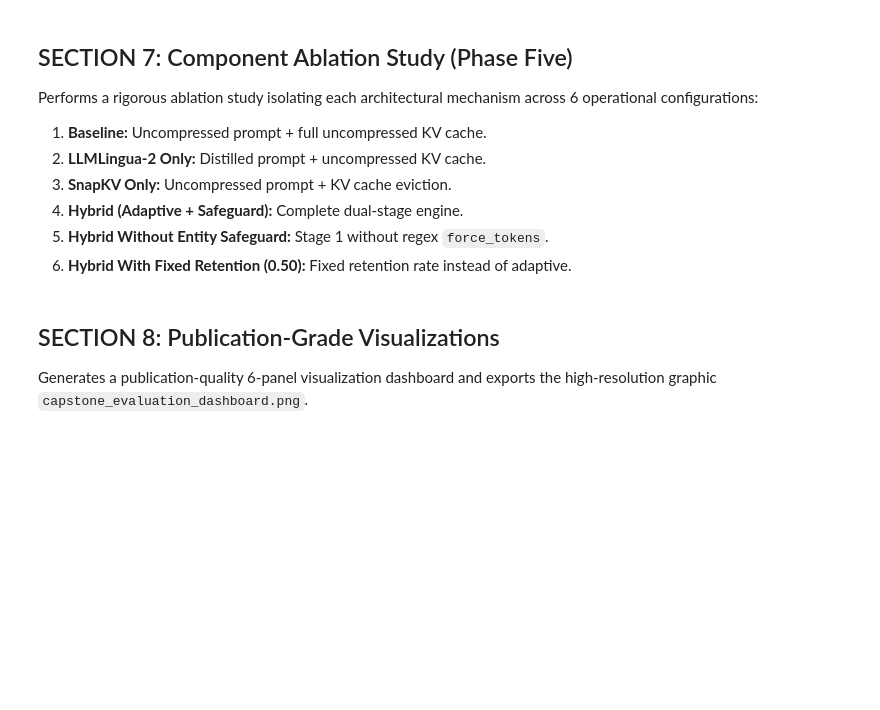
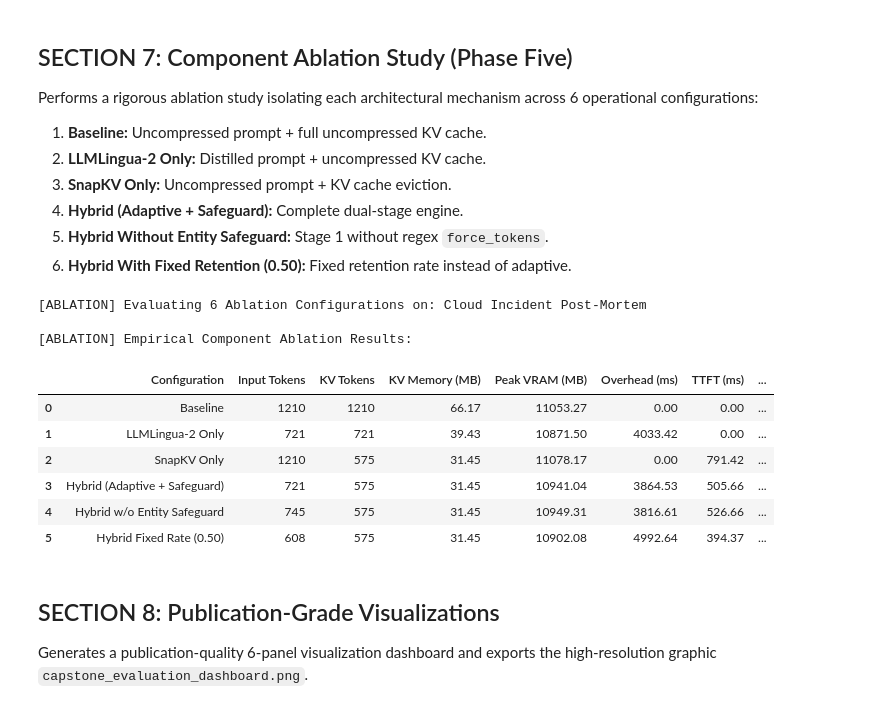
Before and after one commit to ShikharVeer10/TokenCompression, a Jupyter notebook: Token_Compression.ipynb, the cells around one changed output. Drawn from its saved outputs; the diff is of its cells as text; code cells hidden in the pictures; blank space fills up the shorter version.

```diff
--- a/Token_Compression.ipynb
+++ b/Token_Compression.ipynb
@@ -202,6 +202,7 @@ class CompressionRequest(BaseModel):
     context: str = Field(..., description="Raw input context to be compressed")
     rate: float = Field(default=0.6, ge=0.1, le=1.0, description="Target retention rate")
     preserve_entities: bool = Field(default=True, description="Enable regex entity safeguard")
+    adaptive:bool=Field(default=True,description="Enable adaptive retention rate calculation")
 
 class CompressionResponse(BaseModel):
     compressed_context: str
@@ -968,32 +1035,52 @@ if globals().get("base_model") is not None and hasattr(base_model, "generation_c
     base_model.generation_config.top_p = None
     base_model.generation_config.top_k = None
 
+# Helper function definitions to resolve NameErrors
+def extract_critical_entities(text: str) -> list:
+    if "extract_protected_entities" in globals():
+        return extract_protected_entities(text)
+    return []
+
+def compute_adaptive_retention_rate(context: str, base_rate: float) -> float:
+    # Helper to calculate dynamic retention rate
+    entropy = estimate_text_entropy(context) if "estimate_text_entropy" in globals() else 5.0
+    if entropy > 4.5:
+        return min(1.0, base_rate * 1.25)
+    return base_rate
+
 # Self-contained compress_prompt_stage1 to guarantee non-None force_tokens for LLMLingua-2
 def compress_prompt_stage1(request: CompressionRequest) -> CompressionResponse:
     t_start = time.perf_counter()
+
+    # Safely access request attributes to avoid Pydantic AttributeError
     use_adaptive = getattr(request, "adaptive", True)
+    use_preserve = getattr(request, "preserve_entities", True)
+    base_rate = getattr(request, "rate", 0.6)
+    context_text = getattr(request, "context", "")
+
+    # Calculate effective retention rate
     if use_adaptive:
-        effective_rate = compute_adaptive_retention_rate(request.context, request.rate)
+        effective_rate = compute_adaptive_retention_rate(context_text, base_rate)
     else:
-        effective_rate = request.rate
+        effective_rate = base_rate
 
     preserved_entities = []
-    if request.preserve_entities:
-        preserved_entities = extract_critical_entities(request.context)
+    if use_preserve:
+        preserved_entities = extract_critical_entities(context_text)
 
     # LLMLingua-2 requires force_tokens to be a non-None list to avoid TypeError in len()
     force_tokens = list(preserved_entities) if preserved_entities else ["\n"]
 
     res = lingua_compressor.compress_prompt(
-        context=[request.context],
+        context=[context_text],
         instruction="",
         rate=effective_rate,
         force_tokens=force_tokens
     )
 
     latency_ms = (time.perf_counter() - t_start) * 1000.0
-    comp_context = res.get("compressed_prompt", request.context)
-    orig_tokens = res.get("origin_tokens", len(request.context.split()))
+    comp_context = res.get("compressed_prompt", context_text)
+    orig_tokens = res.get("origin_tokens", len(context_text.split()))
     comp_tokens = res.get("compressed_tokens", len(comp_context.split()))
     ratio = round(comp_tokens / max(orig_tokens, 1), 3)
 
@@ -1052,33 +1139,44 @@ for config_name, use_lingua, use_snapkv, use_safeguard, use_adaptive, base_rate
         retained_kv = get_cache_seq_len(pkv) if pkv is not None else input_tokens
         gen_text = tokenizer.decode(full_out[0, input_tokens:], skip_special_tokens=True).strip()
     else:
         ttft_ms = 120.0
         decode_ms = 350.0
         total_ms = overhead_ms + ttft_ms + decode_ms
         retained_kv = 512 if use_snapkv else input_tokens
         gen_text = test_workload["ground_truth"]
 
     kv_mb = calculate_exact_kv_memory_mb(retained_kv)
     peak_vram = round(torch.cuda.max_memory_allocated() / (1024 ** 2), 2) if torch.cuda.is_available() else 0.0
     m = compute_academic_metrics(gen_text, test_workload["ground_truth"], test_workload["key_entities"])
 
     ablation_records.append({
         "Configuration": config_name,
         "Input Tokens": input_tokens,
         "KV Tokens": retained_kv,
         "KV Memory (MB)": kv_mb,
         "Peak VRAM (MB)": peak_vram,
         "Overhead (ms)": round(overhead_ms, 2),
         "TTFT (ms)": round(ttft_ms, 2),
         "Total Latency (ms)": round(total_ms, 2),
         "Token F1": m["f1"],
         "Entity Recall": m["entity_recall"],
         "Exact Match": m["exact_match"]
     })
 
 df_ablation = pd.DataFrame(ablation_records)
 print("\n[ABLATION] Empirical Component Ablation Results:")
 display(df_ablation)
+# %% [output]
+[ABLATION] Evaluating 6 Ablation Configurations on: Cloud Incident Post-Mortem
+
+[ABLATION] Empirical Component Ablation Results:
+|  | Configuration | Input Tokens | KV Tokens | KV Memory (MB) | Peak VRAM (MB) | Overhead (ms) | TTFT (ms) | ... |
+| 0 | Baseline | 1210 | 1210 | 66.17 | 11053.27 | 0.00 | 0.00 | ... |
+| 1 | LLMLingua-2 Only | 721 | 721 | 39.43 | 10871.50 | 4033.42 | 0.00 | ... |
+| 2 | SnapKV Only | 1210 | 575 | 31.45 | 11078.17 | 0.00 | 791.42 | ... |
+| 3 | Hybrid (Adaptive + Safeguard) | 721 | 575 | 31.45 | 10941.04 | 3864.53 | 505.66 | ... |
+| 4 | Hybrid w/o Entity Safeguard | 745 | 575 | 31.45 | 10949.31 | 3816.61 | 526.66 | ... |
+| 5 | Hybrid Fixed Rate (0.50) | 608 | 575 | 31.45 | 10902.08 | 4992.64 | 394.37 | ... |
 # %% [markdown]
 ## SECTION 8: Publication-Grade Visualizations
 
```
Also changed, not shown: parts of 8 cells of this notebook.
